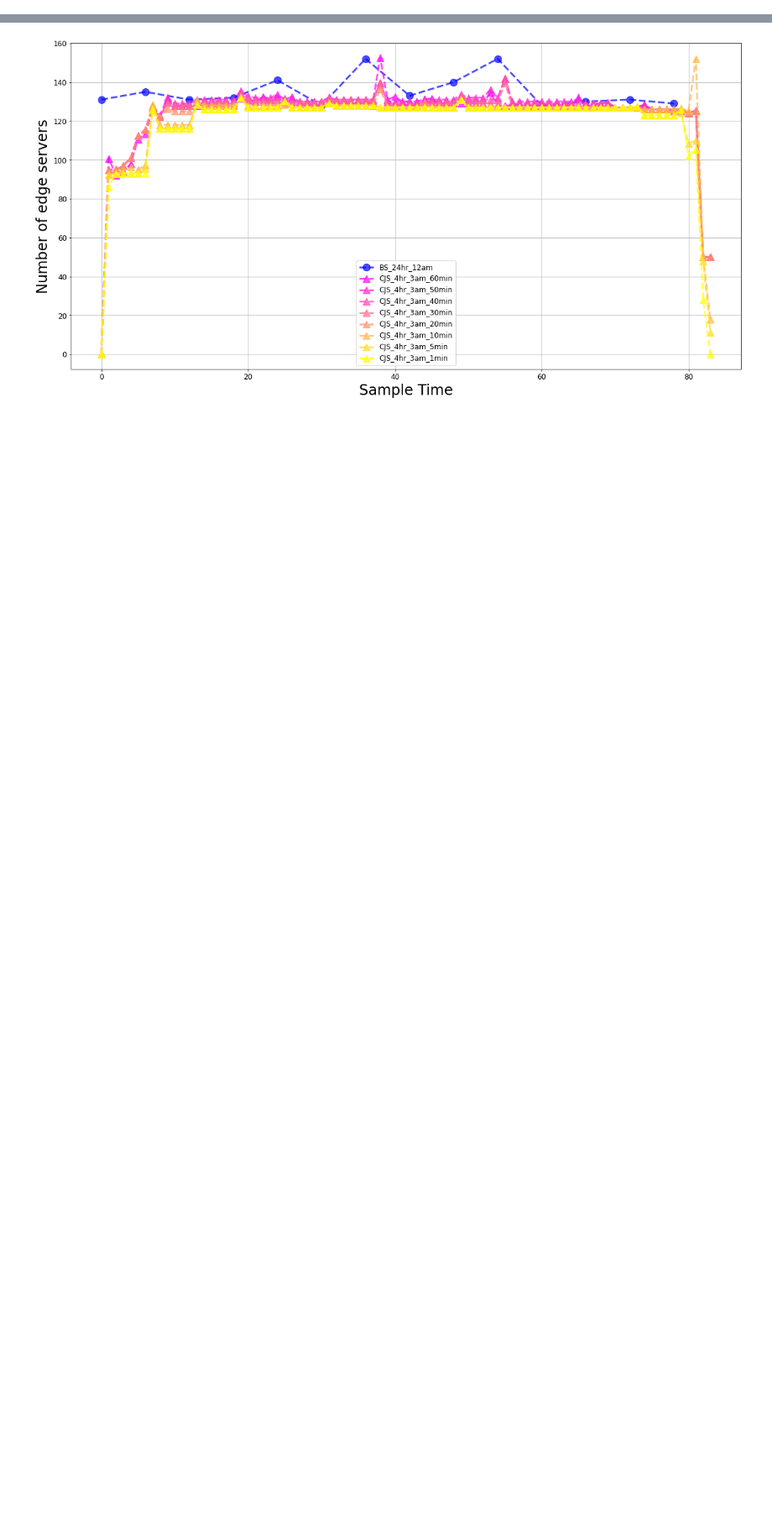
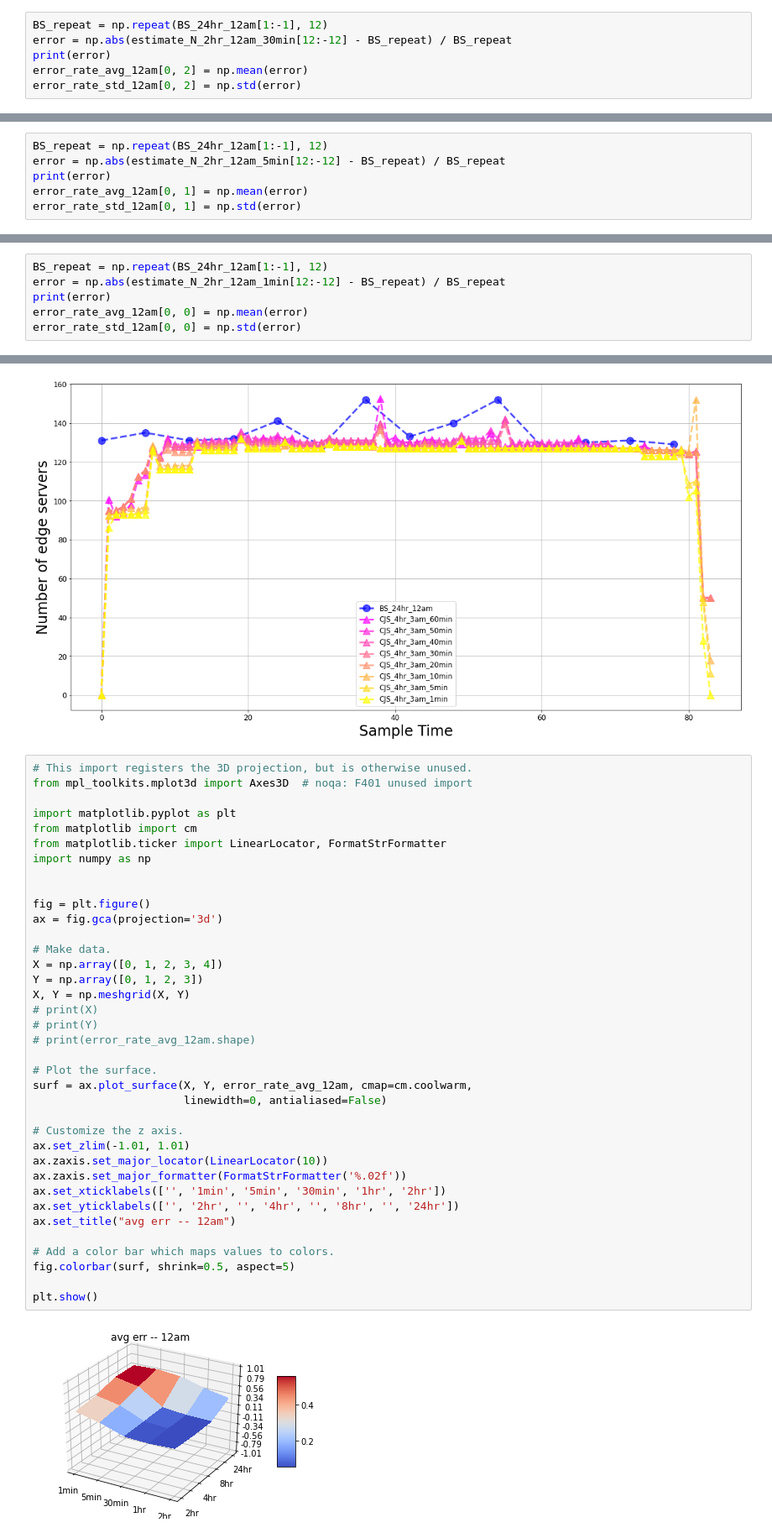
Before and after one commit to jill880829/CJS-Server-Size-Estimation, a Jupyter notebook: CJS-us.ipynb, the cells around one changed output, grey strips where cells are left out. Shown at 84% size. Saved outputs shown, nothing was run; the diff lists cells and outputs as text; blank space fills up the shorter version.

Commit message:
add 3D plots

```diff
--- a/CJS-us.ipynb
+++ b/CJS-us.ipynb
@@ -2968,0 +3951,6 @@ print(estimate_N_4hr_3am_1min)
+# %%
+BS_repeat = np.repeat(BS_24hr_12am[1:-1], 12)
+error = np.abs(estimate_N_2hr_12am_30min[12:-12] - BS_repeat) / BS_repeat
+print(error)
+error_rate_avg_12am[0, 2] = np.mean(error)
+error_rate_std_12am[0, 2] = np.std(error)
@@ -2968,0 +3975,6 @@ print(estimate_N_4hr_3am_1min)
+# %%
+BS_repeat = np.repeat(BS_24hr_12am[1:-1], 12)
+error = np.abs(estimate_N_2hr_12am_5min[12:-12] - BS_repeat) / BS_repeat
+print(error)
+error_rate_avg_12am[0, 1] = np.mean(error)
+error_rate_std_12am[0, 1] = np.std(error)
@@ -2968,0 +3999,6 @@ print(estimate_N_4hr_3am_1min)
+# %%
+BS_repeat = np.repeat(BS_24hr_12am[1:-1], 12)
+error = np.abs(estimate_N_2hr_12am_1min[12:-12] - BS_repeat) / BS_repeat
+print(error)
+error_rate_avg_12am[0, 0] = np.mean(error)
+error_rate_std_12am[0, 0] = np.std(error)
@@ -3435,3 +4514,42 @@ ax.tick_params(axis='both', which='major', labelsize=12)
 plt.show()
 # %% [output]
 [figure]
+# %%
+# This import registers the 3D projection, but is otherwise unused.
+from mpl_toolkits.mplot3d import Axes3D  # noqa: F401 unused import
+
+import matplotlib.pyplot as plt
+from matplotlib import cm
+from matplotlib.ticker import LinearLocator, FormatStrFormatter
+import numpy as np
+
+
+fig = plt.figure()
+ax = fig.gca(projection='3d')
+
+# Make data.
+X = np.array([0, 1, 2, 3, 4])
+Y = np.array([0, 1, 2, 3])
+X, Y = np.meshgrid(X, Y)
+# print(X)
+# print(Y)
+# print(error_rate_avg_12am.shape)
+
+# Plot the surface.
+surf = ax.plot_surface(X, Y, error_rate_avg_12am, cmap=cm.coolwarm,
+                       linewidth=0, antialiased=False)
+
+# Customize the z axis.
+ax.set_zlim(-1.01, 1.01)
+ax.zaxis.set_major_locator(LinearLocator(10))
+ax.zaxis.set_major_formatter(FormatStrFormatter('%.02f'))
+ax.set_xticklabels(['', '1min', '5min', '30min', '1hr', '2hr'])
+ax.set_yticklabels(['', '2hr', '', '4hr', '', '8hr', '', '24hr'])
+ax.set_title("avg err -- 12am")
+
+# Add a color bar which maps values to colors.
+fig.colorbar(surf, shrink=0.5, aspect=5)
+
+plt.show()
+# %% [output]
+[figure, added]
```
Also changed, not shown: parts of 75 cells of this notebook.
